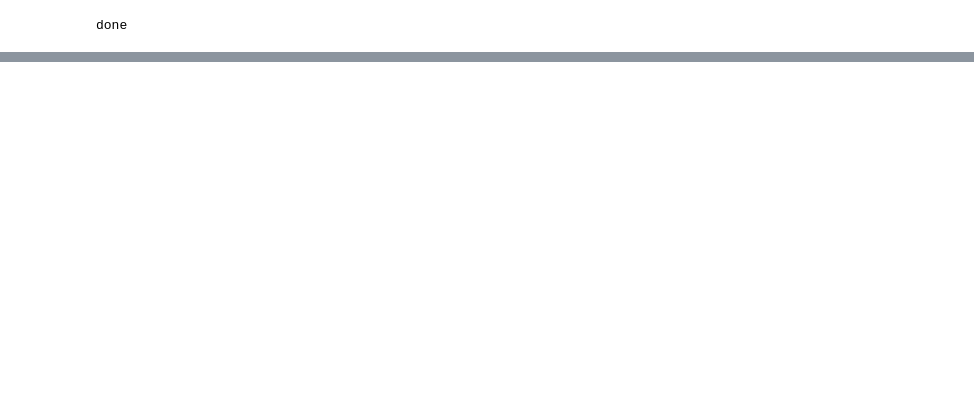
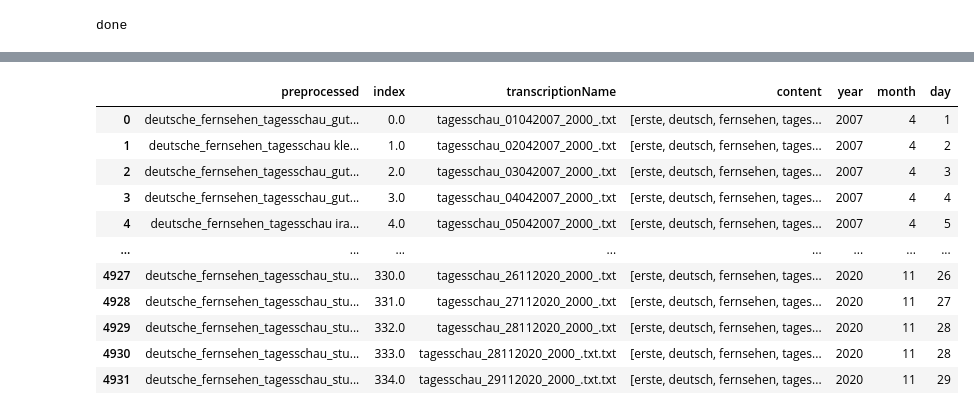
Before and after one commit to timurbachschi/Topic-Analysis-for-Tagesschau-data, a Jupyter notebook: topicModeling.ipynb, the cells around one changed output, grey strips where cells are left out. Drawn from its saved outputs; the diff is of its cells as text; code cells hidden in the pictures; blank space fills up the shorter version.

```diff
--- a/topicModeling.ipynb
+++ b/topicModeling.ipynb
@@ -307,9 +254,9 @@ done
 #%%time
 ################### preprocess data for given daterange in yearly portions for feasibility in terms of RAM usage #######################
 ################### train on whole data afterwards #############################################################################################
-"""
+#"""
 path = "/home/sim/all/Master/Forschungspraktikum/Tagesschau/transcripts/"
-n_cpu_cores = 13 #int(os.cpu_count()-1)
+n_cpu_cores = 7 #int(os.cpu_count()-1)
 print("number cpu_cores to use:",n_cpu_cores)
 df_all_processed = pd.DataFrame(index=[], columns=['preprocessed'])
 
@@ -323,7 +270,7 @@ for year in keys:
     years_dict[year] = []
 
 # prepare daterange of interest for lda
-daterange = pd.date_range(datetime.datetime(2007, 1, 1), datetime.datetime(2021, 1, 31))
+daterange = pd.date_range(datetime.datetime(2006, 12, 1), datetime.datetime(2029, 1, 31))
 dates_of_interest = []
 for date in daterange:
     for i in transcriptions:
@@ -338,7 +285,6 @@ for date in daterange:
                         years_dict[str(year)].append(i)
                         dates_of_interest.append(i)
 print("There are ",len(dates_of_interest),"transcriptions in given daterange")
-df_all_array = []
 yearsLen = []
 # preprocess every year
 for year in years_dict.keys():
@@ -351,65 +297,17 @@ for year in years_dict.keys():
     start = datetime.datetime.now()
     transcriptions = years_dict[str(year)]
     df_processed,df1 = preprocess_transcriptions(transcriptions,number_cpu_cores=n_cpu_cores)
-    #print("MMMMMMMMMMM")
-    #print(df_processed['preprocessed'])
-    #print(len(df_processed['preprocessed']),len(df_all_processed['preprocessed']))
-    for i in range(len(df_processed)):
-        df_all_processed = df_all_processed.append({'preprocessed':df_processed.loc[i,'preprocessed']},ignore_index=True)
-    #print(len(df_all_processed))
-    #display(df_all_processed)
+    print(len(df_processed['preprocessed']),len(df_all_processed['preprocessed']))
+    df_all_processed = pd.concat([df_all_processed,df_processed],ignore_index=True)
+
+
+display(df_all_processed)
 
 print("len of df:",len(df_all_processed))
 
 print("yearsLen:",yearsLen)
 
-'''
-# Initialise count vectorizer
-count_vectorizer = CountVectorizer(ngram_range=(1,1))
-
-# Fit and transform the processed titles
-count_data = count_vectorizer.fit_transform(df_all_processed['preprocessed'])
-
-#params for LDA
-n_topics = 10 #alpha
-n_words = 5 #beta
-'''
-# Visualise the 25 most common words
-#plot_25_most_common_words(count_data, count_vectorizer)
-
-#"""
-#no_above = [0.05,0.1,0.15,0.25,0.35,0.5,0.7,1]
-no_above = [0.25,0.6,1]
-for x in no_above:
-    # with gensim lda
-    print("Train LDA with no_above:",x,"...")
-    startLDA = datetime.datetime.now()
-    lda_model,bow_corpus,dictionary = train_model_gensim(df=df_all_processed,num_topics=20,passes=50,workers=7,no_above=x)
-    #lda_model1,bow_corpus1,dictionary1 = train_model_gensim_seq_lda(df=df_all_processed,num_topics=20,passes=10,workers=7,yearsLen=yearsLen)
-    endLDA = datetime.datetime.now()
-    print("lda training needs:",(endLDA-startLDA).total_seconds(),"seconds")
-    for idx,topic in lda_model.print_topics(-1):
-        probs = ((topic.replace('"','').replace(" ","").split('+')))
-        for prob in range(len(probs)):
-            probs[prob] = (probs[prob].split("*"))
-        probOver001 = [str(x[1])+'('+str(x[0])+')' for x in probs]# if float(x[0])>0.0005]
-        print('Topic: {} \nWords: {}'.format(idx+1,probOver001))
-        #print('Topic: {} \nWords: {}'.format(idx+1, re.sub('[^A-Za-z ]+', '', topic).replace("  "," ")))
-    #"""
-    """
-    # with sklearn lda
-    lda_model = train_lda_sklearn(df_processed,count_vectorizer,count_data,number_topics=n_topics,number_words=n_words,ngram_tuple=(2,3),stop_words=None)
-    print_topics(lda_model, count_vectorizer, n_words)
-    del df_processed
-    del count_data
-    del lda_model
-    #print("loop needed:",(end-start).total_seconds(),"seconds")
-    #"""
-    #"""
-    startVis = datetime.datetime.now()
-    display(pyLDAvis.gensim.prepare(lda_model, bow_corpus, dictionary))
-    endVis = datetime.datetime.now()
-    print((endVis-startVis).total_seconds(),"seconds")
+df_all_processed.to_csv("/home/sim/all/Master/Forschungspraktikum/Tagesschau/ldas/df.csv",sep=',',index=False)
 
 print("\ndone")
 # %% [output]
@@ -432,0 +331,12 @@ Words: ['costa_concordia(0.016)', 'giglio(0.004)', 'italienischen_insel(0.003)',
+|  | preprocessed | index | transcriptionName | content | year | month | day |
+| 0 | deutsche_fernsehen_tagesschau_gut... | 0.0 | tagesschau_01042007_2000_.txt | [erste, deutsch, fernsehen, tages... | 2007 | 4 | 1 |
+| 1 | deutsche_fernsehen_tagesschau kle... | 1.0 | tagesschau_02042007_2000_.txt | [erste, deutsch, fernsehen, tages... | 2007 | 4 | 2 |
+| 2 | deutsche_fernsehen_tagesschau_gut... | 2.0 | tagesschau_03042007_2000_.txt | [erste, deutsch, fernsehen, tages... | 2007 | 4 | 3 |
+| 3 | deutsche_fernsehen_tagesschau_gut... | 3.0 | tagesschau_04042007_2000_.txt | [erste, deutsch, fernsehen, tages... | 2007 | 4 | 4 |
+| 4 | deutsche_fernsehen_tagesschau ira... | 4.0 | tagesschau_05042007_2000_.txt | [erste, deutsch, fernsehen, tages... | 2007 | 4 | 5 |
+| ... | ... | ... | ... | ... | ... | ... | ... |
+| 4927 | deutsche_fernsehen_tagesschau_stu... | 330.0 | tagesschau_26112020_2000_.txt | [erste, deutsch, fernsehen, tages... | 2020 | 11 | 26 |
+| 4928 | deutsche_fernsehen_tagesschau_stu... | 331.0 | tagesschau_27112020_2000_.txt | [erste, deutsch, fernsehen, tages... | 2020 | 11 | 27 |
+| 4929 | deutsche_fernsehen_tagesschau_stu... | 332.0 | tagesschau_28112020_2000_.txt | [erste, deutsch, fernsehen, tages... | 2020 | 11 | 28 |
+| 4930 | deutsche_fernsehen_tagesschau_stu... | 333.0 | tagesschau_28112020_2000_.txt.txt | [erste, deutsch, fernsehen, tages... | 2020 | 11 | 28 |
+| 4931 | deutsche_fernsehen_tagesschau_stu... | 334.0 | tagesschau_29112020_2000_.txt.txt | [erste, deutsch, fernsehen, tages... | 2020 | 11 | 29 |
```
Also changed, not shown: parts of 23 cells of this notebook.
